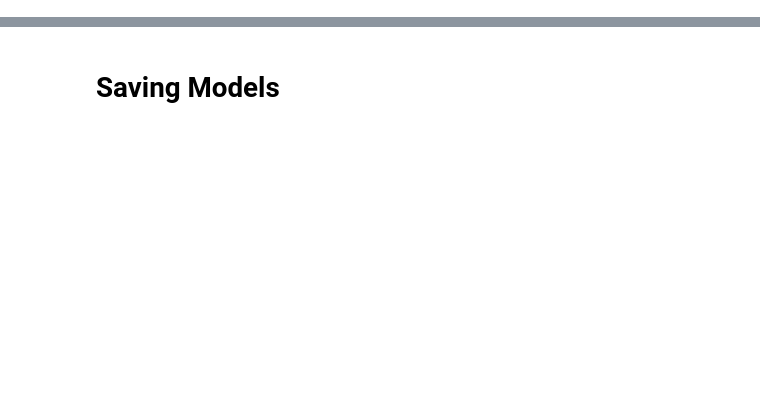
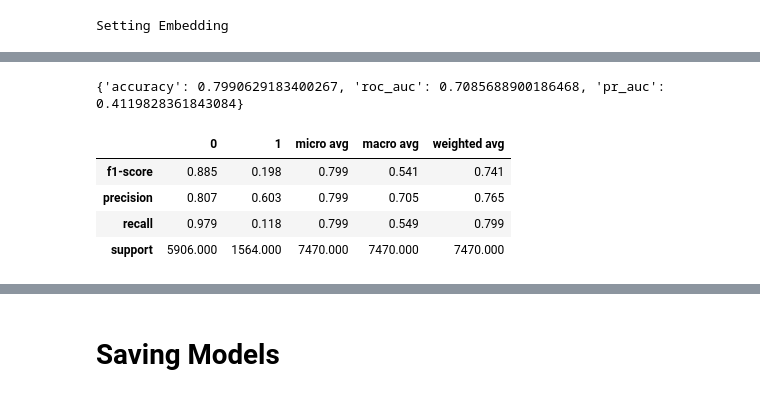
Before and after one commit to successar/PatientVec, a Jupyter notebook: Readmission.ipynb, the cells around one changed output, grey strips where cells are left out. Drawn from its saved outputs; the diff is of its cells as text; code cells hidden in the pictures; blank space fills up the shorter version.

```diff
--- a/Readmission.ipynb
+++ b/Readmission.ipynb
@@ -94,2 +69,5 @@ trainer.train(train_data, dev_data, save_on_metric=data.save_on_metric)
+# %%
+from dataloaders import hip_dataset
+data = hip_dataset(args)
 # %%
 from PatientVec.Experiments.evaluate import get_evaluator
@@ -96,2 +82,4 @@ from PatientVec.Experiments.evaluate import get_evaluator
 # %%
-evaluator = get_evaluator(data, 'Attention/Average(hs=256)+Attention(additive)(hs=128)+Structured/')
+evaluator = get_evaluator(data, 'Basic/LSTM(hs=128)+Structured/')
+output = evaluator.evaluate(dev_data)
+# %% [output]
@@ -97,0 +103 @@ evaluator = get_evaluator(data, 'Attention/Average(hs=256)+Attention(additive)(h
+Setting Embedding
@@ -97,0 +105,6 @@ evaluator = get_evaluator(data, 'Attention/Average(hs=256)+Attention(additive)(h
+{'accuracy': 0.7990629183400267, 'roc_auc': 0.7085688900186468, 'pr_auc': 0.4119828361843084}
+|  | 0 | 1 | micro avg | macro avg | weighted avg |
+| f1-score | 0.885 | 0.198 | 0.799 | 0.541 | 0.741 |
+| precision | 0.807 | 0.603 | 0.799 | 0.705 | 0.765 |
+| recall | 0.979 | 0.118 | 0.799 | 0.549 | 0.799 |
+| support | 5906.000 | 1564.000 | 7470.000 | 7470.000 | 7470.000 |
```
Also changed, not shown: parts of 23 cells of this notebook, 3 other files.
